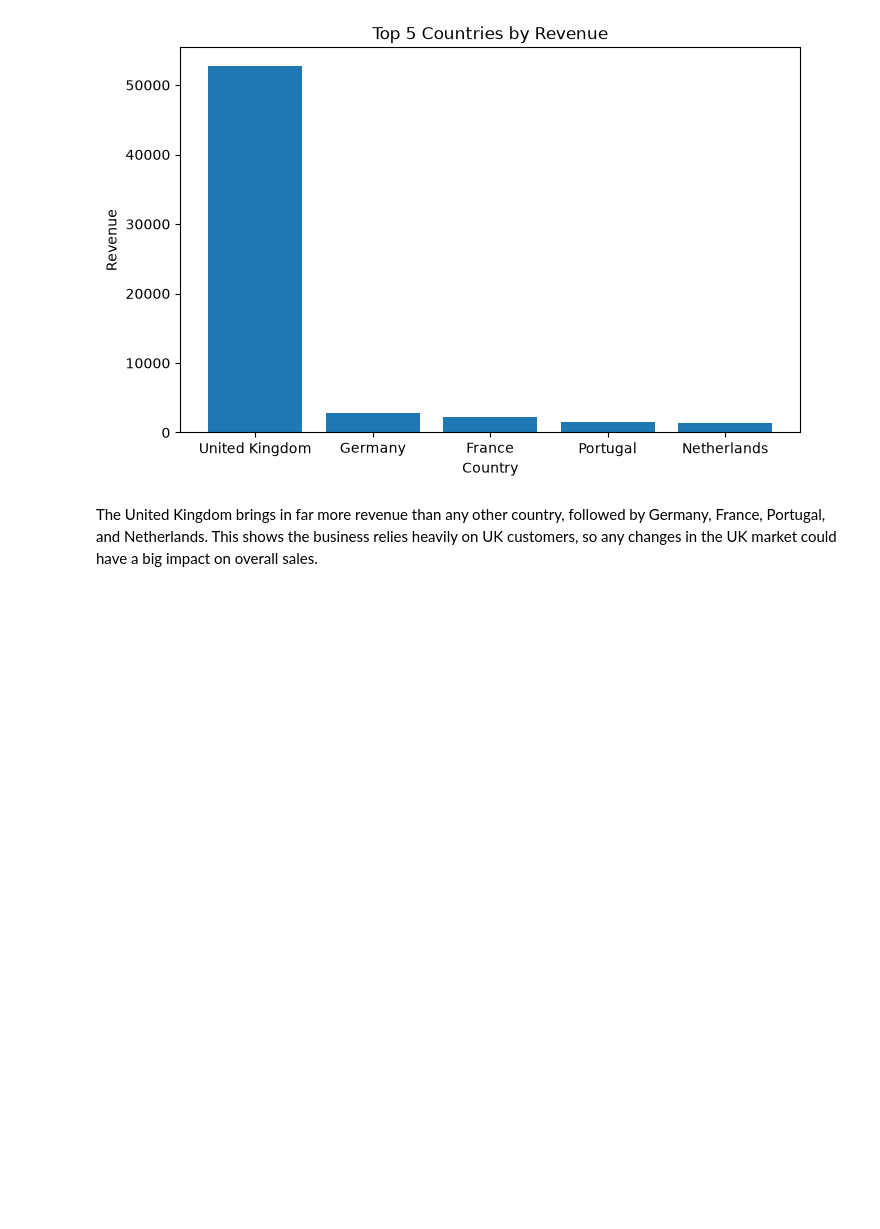
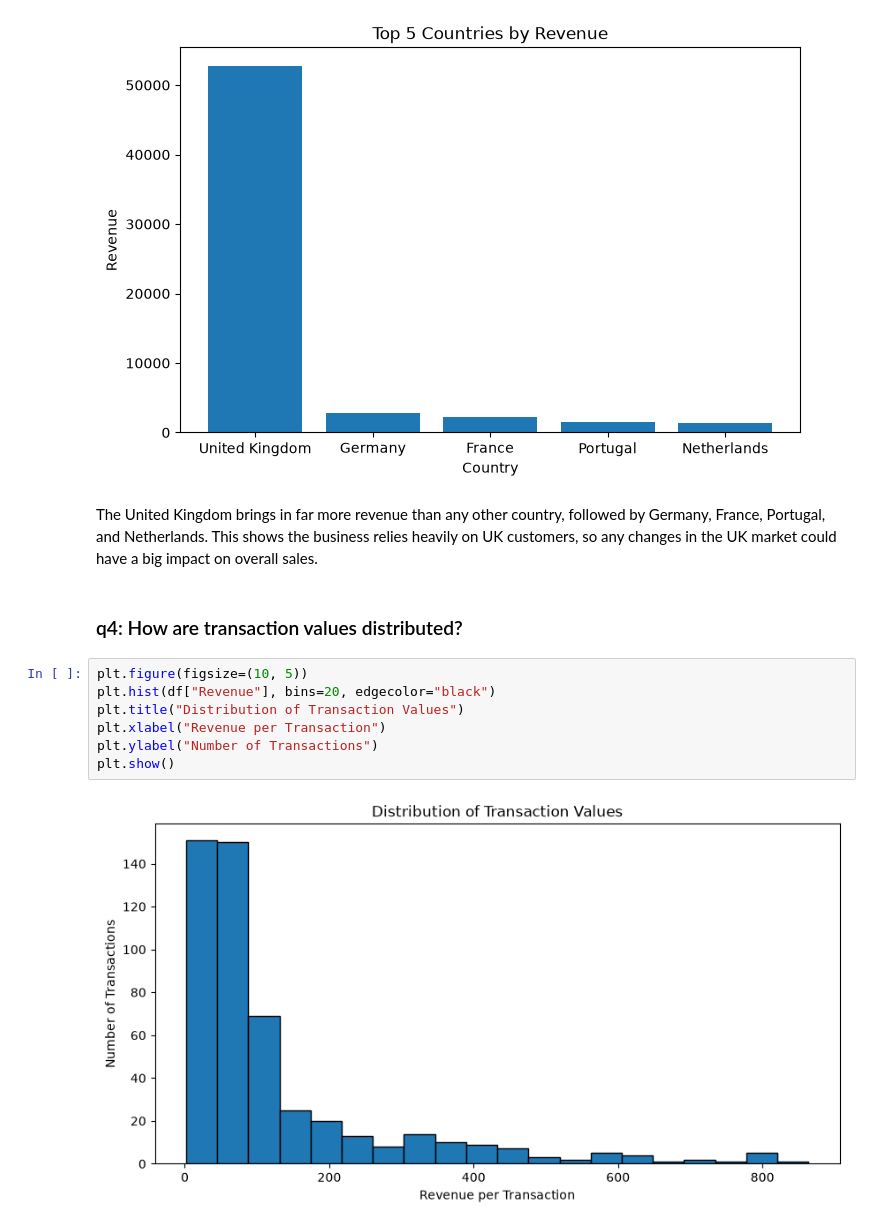
Before and after one commit to Emmanuel-Twumasi-Kwame-Yeboah/retail-sales-analysis, a Jupyter notebook: notebooks/05_visualization.ipynb, the cells around one changed output. Cells and saved outputs as stored; diff of their text form; blank space fills up the shorter version.

Commit message:
feat: add transaction distribution analysis

```diff
--- a/notebooks/05_visualization.ipynb
+++ b/notebooks/05_visualization.ipynb
@@ -142,3 +142,14 @@ plt.show()
 [figure]
 # %% [markdown]
 The United Kingdom brings in far more revenue than any other country, followed by Germany, France, Portugal, and Netherlands. This shows the business relies heavily on UK customers, so any changes in the UK market could have a big impact on overall sales.
+# %% [markdown]
+### q4: How are transaction values distributed?
+# %%
+plt.figure(figsize=(10, 5))
+plt.hist(df["Revenue"], bins=20, edgecolor="black")
+plt.title("Distribution of Transaction Values")
+plt.xlabel("Revenue per Transaction")
+plt.ylabel("Number of Transactions")
+plt.show()
+# %% [output]
+[figure, added]
```
Also changed, not shown: parts of 4 cells of this notebook.
